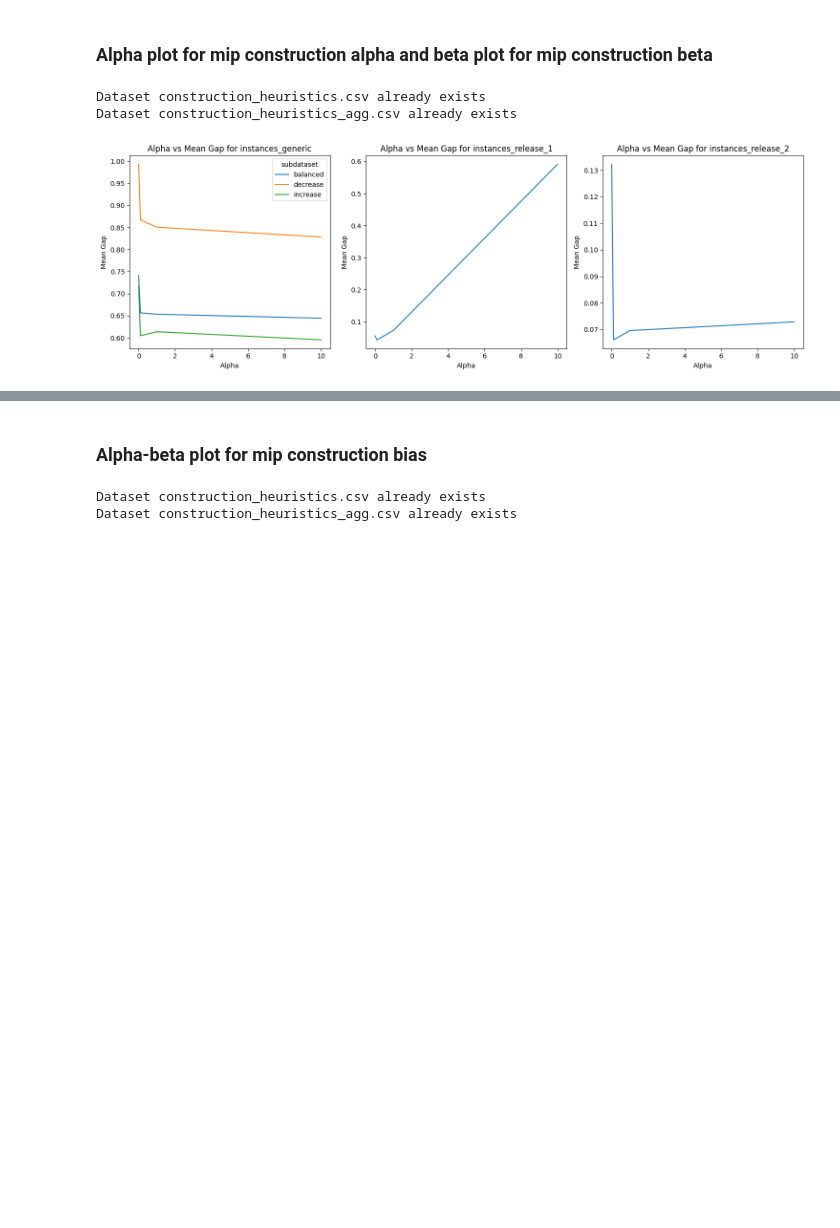
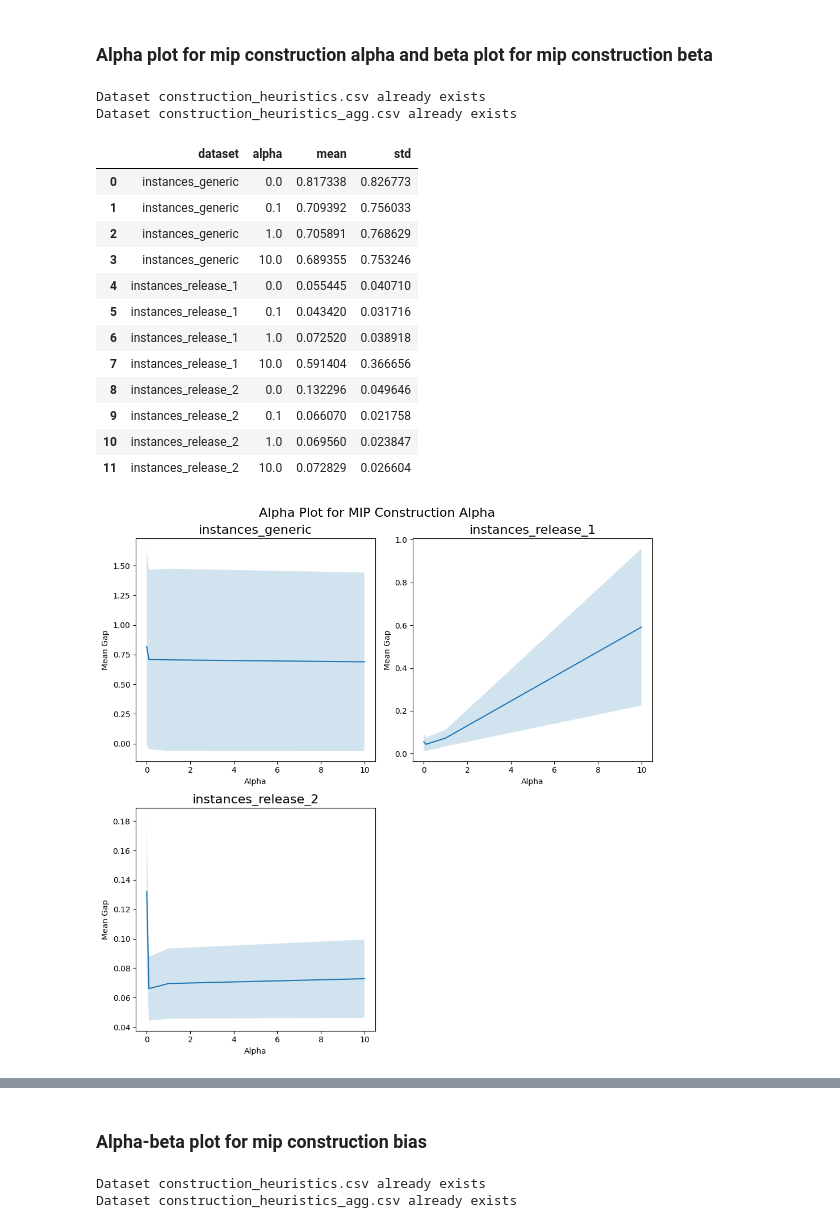
Before and after one commit to jsalvasoler/trigger_arc_tsp, a Jupyter notebook: notebooks/tables_and_figures.ipynb, the cells around one changed output, grey strips where cells are left out. Cells and saved outputs as stored; diff of their text form; code cells hidden in the pictures; blank space fills up the shorter version.

```diff
--- a/notebooks/tables_and_figures.ipynb
+++ b/notebooks/tables_and_figures.ipynb
@@ -57,9 +63,9 @@ Five heuristics were tested:
 # define map of results directories timestamp per method and instance_set
 results_map = {
     "randomized_greedy": {
-        "instances_generic": "20250723_190803",
-        "instances_release_1": "20250722_113250",
-        "instances_release_2": "20250722_120238"
+        "instances_generic": "20250730_212618",
+        "instances_release_1": "20250730_205756",
+        "instances_release_2": "20250730_204538"
     },
     "mip_randomized_construction_bias": {
         "instances_generic": "20250723_194140",
@@ -224,7 +230,7 @@ def get_results(rebuild: bool = False, rebuild_agg: bool = False) -> pd.DataFram
 
     return results_agg
 
-results = get_results(rebuild=False, rebuild_agg=False)
+results = get_results(rebuild=True, rebuild_agg=True)
 
 display(results.head())
 print(f"Number of rows: {len(results)}")
@@ -335,41 +418,70 @@ def plot_alpha_beta(mip_avg_gap: np.ndarray, param: str, title: str) -> None:
     :param param: The parameter to plot against ('alpha' or 'beta').
     :param title: The title for the plot.
     """
     unique_datasets = mip_avg_gap['dataset'].unique()
     num_datasets = len(unique_datasets)
 
     if num_datasets == 0:
         print(f"No datasets available for {title}.")
         return
 
-    fig, axes = plt.subplots(1, num_datasets, figsize=(5 * num_datasets, 5), sharey=False)
+    fig, axes = plt.subplots(2, 2, figsize=(10, 10), sharey=False)
+    axes = axes.flatten()
+    for ax in axes[num_datasets:]:
+        ax.set_visible(False)  # Hide unused subplots
 
-    if num_datasets == 1:
-        axes = [axes]  # Ensure axes is iterable when there's only one plot
+    fig.suptitle(title, fontsize=16)
+    fig.set_tight_layout(True)
 
     for ax, dataset in zip(axes, unique_datasets):
         dataset_data = mip_avg_gap[mip_avg_gap['dataset'] == dataset]
-        if len(dataset_data['subdataset'].unique()) > 1:
-            sns.lineplot(x=param, y="mean", data=dataset_data, hue="subdataset", ax=ax)
-        else:
-            sns.lineplot(x=param, y="mean", data=dataset_data, ax=ax)
-        ax.set_title(f"{param.capitalize()} vs Mean Gap for {dataset}")
+
+        # Plot mean gap
+        sns.lineplot(x=param, y="mean", data=dataset_data, ax=ax)
+
+        ax.fill_between(dataset_data[param],
+                        dataset_data['mean'] - dataset_data['std'],
+                        dataset_data['mean'] + dataset_data['std'],
+                        alpha=0.2)
+
+        ax.set_title(f"{dataset}", fontsize=16)
         ax.set_xlabel(param.capitalize())
         ax.set_ylabel("Mean Gap")
+
+    display(mip_avg_gap)
 
     plt.tight_layout()
     plt.show()
 
 # Alpha plot for mip construction alpha
 mip_alpha = results[results["method"] == "mip_randomized_construction_random_alpha"]
-mip_alpha_avg_gap = mip_alpha.groupby(['dataset', 'subdataset', 'alpha'])['gap'].agg(['mean', 'std']).reset_index()
+mip_alpha_avg_gap = mip_alpha.groupby(['dataset', 'alpha']).agg(
+    mean=('gap', 'mean'),
+    std=('gap', lambda x: np.std(x.dropna()))
+).reset_index()
 plot_alpha_beta(mip_alpha_avg_gap, 'alpha', 'Alpha Plot for MIP Construction Alpha')
 
 # Beta plot for mip construction beta
 mip_beta = results[results["method"] == "mip_randomized_construction_random_beta"]
-mip_beta_avg_gap = mip_beta.groupby(['dataset', 'subdataset', 'beta'])['gap'].agg(['mean', 'std']).reset_index()
+mip_beta_avg_gap = mip_beta.groupby(['dataset', 'beta']).agg(
+    mean=('gap', 'mean'),
+    std=('gap', lambda x: np.std(x.dropna()))
+).reset_index()
 plot_alpha_beta(mip_beta_avg_gap, 'beta', 'Beta Plot for MIP Construction Beta')
 # %% [output]
 Dataset construction_heuristics.csv already exists
 Dataset construction_heuristics_agg.csv already exists
+|  | dataset | alpha | mean | std |
+| 0 | instances_generic | 0.0 | 0.817338 | 0.826773 |
+| 1 | instances_generic | 0.1 | 0.709392 | 0.756033 |
+| 2 | instances_generic | 1.0 | 0.705891 | 0.768629 |
+| 3 | instances_generic | 10.0 | 0.689355 | 0.753246 |
+| 4 | instances_release_1 | 0.0 | 0.055445 | 0.040710 |
+| 5 | instances_release_1 | 0.1 | 0.043420 | 0.031716 |
+| 6 | instances_release_1 | 1.0 | 0.072520 | 0.038918 |
+| 7 | instances_release_1 | 10.0 | 0.591404 | 0.366656 |
+| 8 | instances_release_2 | 0.0 | 0.132296 | 0.049646 |
+| 9 | instances_release_2 | 0.1 | 0.066070 | 0.021758 |
+| 10 | instances_release_2 | 1.0 | 0.069560 | 0.023847 |
+| 11 | instances_release_2 | 10.0 | 0.072829 | 0.026604 |
-[figure, old version]
+[figure, new version]
```
Also changed, not shown: parts of 8 cells of this notebook, 5 other files.
